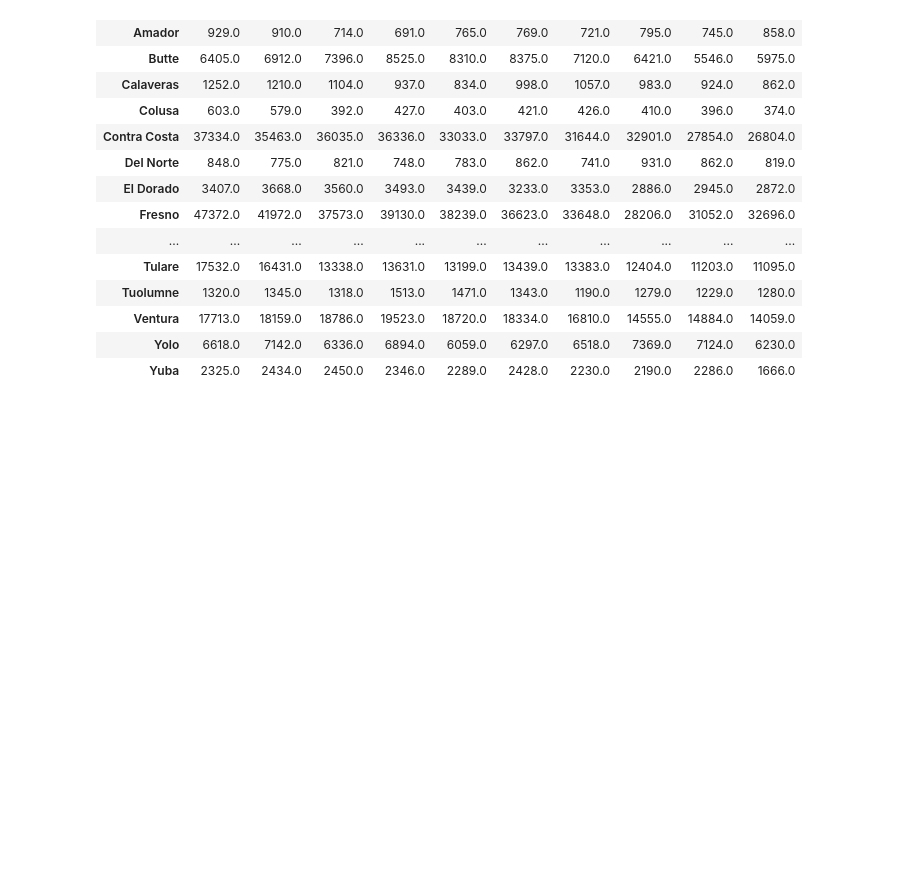
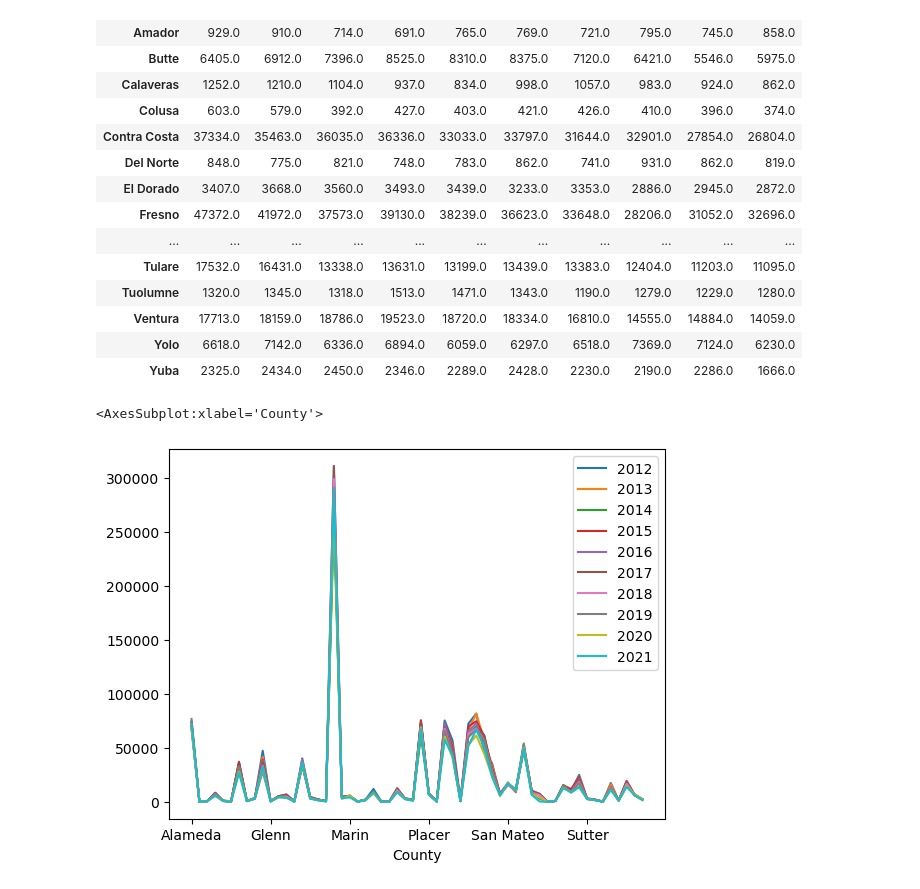
Before and after one commit to jowsik/Project1, a Jupyter notebook: crime_by_county_by_year.ipynb, the cells around one changed output. Drawn from its saved outputs; the diff is of its cells as text; code cells hidden in the pictures; blank space fills up the shorter version.

Commit message:
add code of crime by county by year

```diff
--- a/crime_by_county_by_year.ipynb
+++ b/crime_by_county_by_year.ipynb
@@ -13,6 +14,7 @@ print(path)
 folder_path = "\Crime by County/*.csv"
 folder = path+folder_path
 all_files = glob.glob(os.path.join(folder))
+crime_by_county = []
 
 for file in all_files:
     crime_data = pd.read_csv(file)
@@ -87,6 +89,8 @@ filtered_crime_df
 174 rows × 12 columns
 # %%
 #calculate total crime by county by year
+filtered_crime_df[['2012','2013','2014','2015','2016','2017','2018','2019','2020','2021']] = filtered_crime_df[['2012','2013','2014','2015','2016','2017','2018','2019','2020','2021']] .replace(',', '', regex=True).astype(float)
+
 county_crime_df = filtered_crime_df.groupby(['County']).sum()
 county_crime_df
 # %% [output]
@@ -108,3 +112,8 @@ county_crime_df
 | Ventura | 17713.0 | 18159.0 | 18786.0 | 19523.0 | 18720.0 | 18334.0 | 16810.0 | 14555.0 | 14884.0 | 14059.0 |
 | Yolo | 6618.0 | 7142.0 | 6336.0 | 6894.0 | 6059.0 | 6297.0 | 6518.0 | 7369.0 | 7124.0 | 6230.0 |
 | Yuba | 2325.0 | 2434.0 | 2450.0 | 2346.0 | 2289.0 | 2428.0 | 2230.0 | 2190.0 | 2286.0 | 1666.0 |
+# %%
+county_crime_df.plot.line()
+# %% [output]
+<AxesSubplot:xlabel='County'>
+[figure, added]
```
Also changed, not shown: parts of 1 cell of this notebook.
